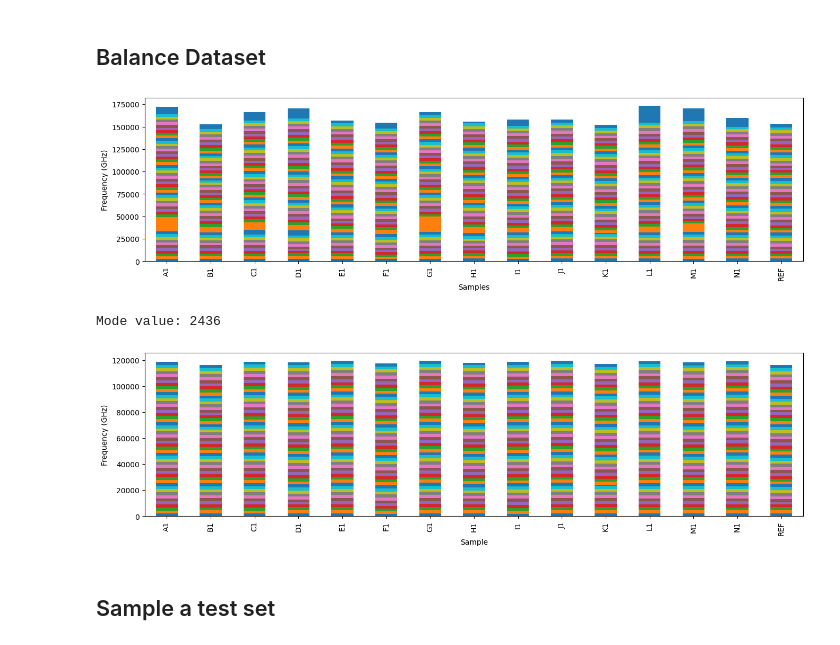
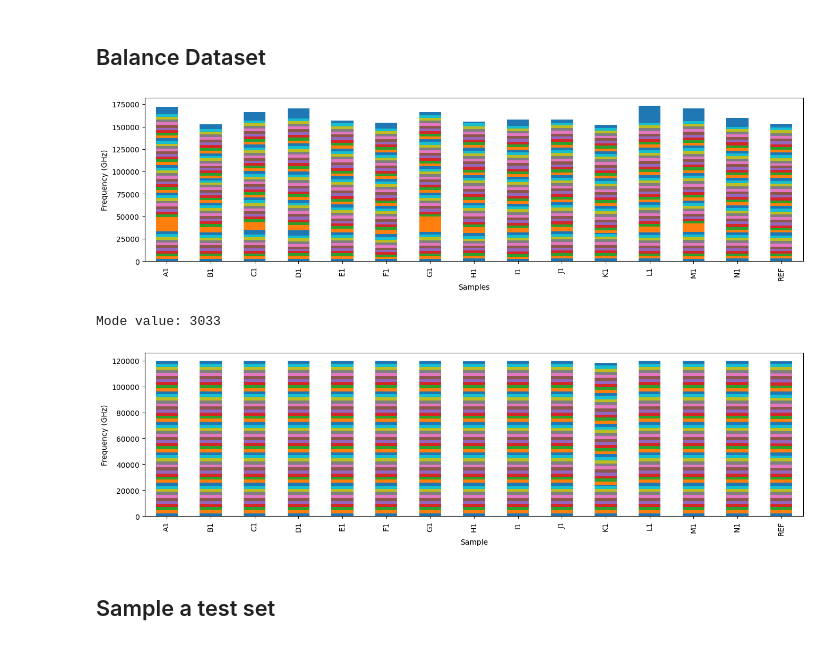
Before and after one commit to danimp94/PLASTICS-THz, a Jupyter notebook: src/scripts/notebook/Freq_Optimizacion_other_models.ipynb, the cells around one changed output. Saved outputs shown, nothing was run; the diff lists cells and outputs as text; code cells hidden in the pictures.

```diff
--- a/src/scripts/notebook/Freq_Optimizacion_other_models.ipynb
+++ b/src/scripts/notebook/Freq_Optimizacion_other_models.ipynb
@@ -153,39 +156,39 @@ bx.get_legend().remove()
 plt.show()
 
 # Balance the data by taking the mode of samples per frequency
-mode = train_ex.groupby(['Sample', 'Frequency (GHz)']).size().mode()[0]
+mode = df.groupby(['Sample', 'Frequency (GHz)']).size().mode()[0]
 print(f'Mode value: {mode}')
 mode = 2350
 
 # Function to reduce samples to the mode value
 def reduce_to_mode(df, sample, frequency, mode):
     # Filter the DataFrame for the specific sample and frequency
     freq_df = df[(df['Sample'] == sample) & (df['Frequency (GHz)'] == frequency)]
     # If the number of samples is greater than the mode, sample down to the mode
     if len(freq_df) > mode:
         return freq_df.sample(n=mode, random_state=42)
     return freq_df
 
 # Apply the function to reduce samples for each combination of Sample and Frequency (GHz)
 balanced_data = []
-for (sample, frequency), group in train_ex.groupby(['Sample', 'Frequency (GHz)']):
-    balanced_data.append(reduce_to_mode(train_ex, sample, frequency, mode))
+for (sample, frequency), group in df.groupby(['Sample', 'Frequency (GHz)']):
+    balanced_data.append(reduce_to_mode(df, sample, frequency, mode))
 
 # Combine the balanced samples into a single DataFrame
 df_balanced = pd.concat(balanced_data)
 
 bx = df_balanced.groupby(['Sample', 'Frequency (GHz)']).size().unstack().plot.bar(figsize=(16, 4), stacked=True)
 bx.set_ylabel('Frequency (GHz)')
 plt.tight_layout()
 # legend small
 bx.legend(loc='center left', bbox_to_anchor=(1.0, 0.5))
 #remove legend
 bx.get_legend().remove()
 plt.show()
 # %% [output]
 [figure]
-Mode value: 2436
+Mode value: 3033
-[figure, old version]
+[figure, new version]
 # %% [markdown]
 ## Sample a test set
 # %%
```
Also changed, not shown: parts of 12 cells of this notebook.
